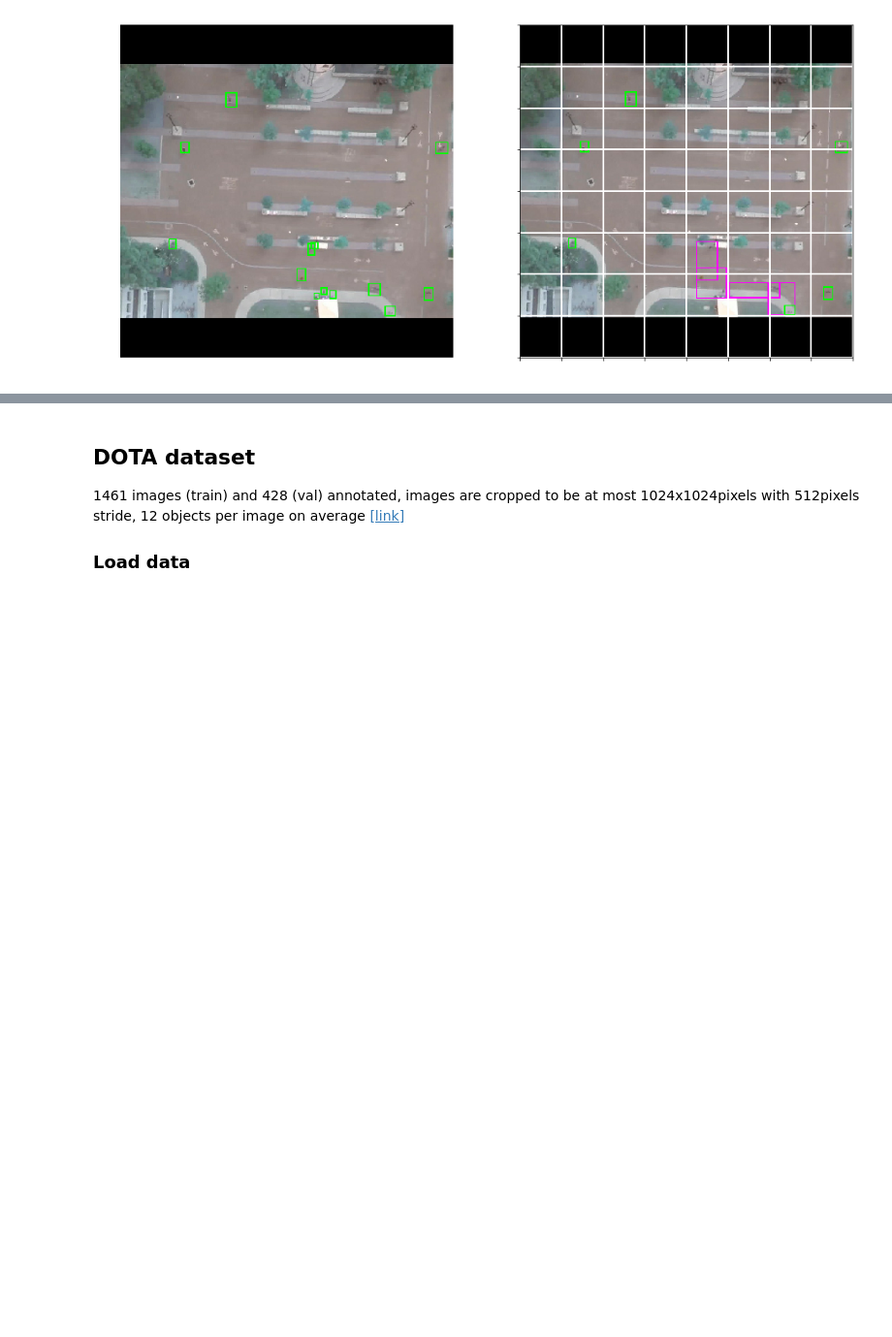
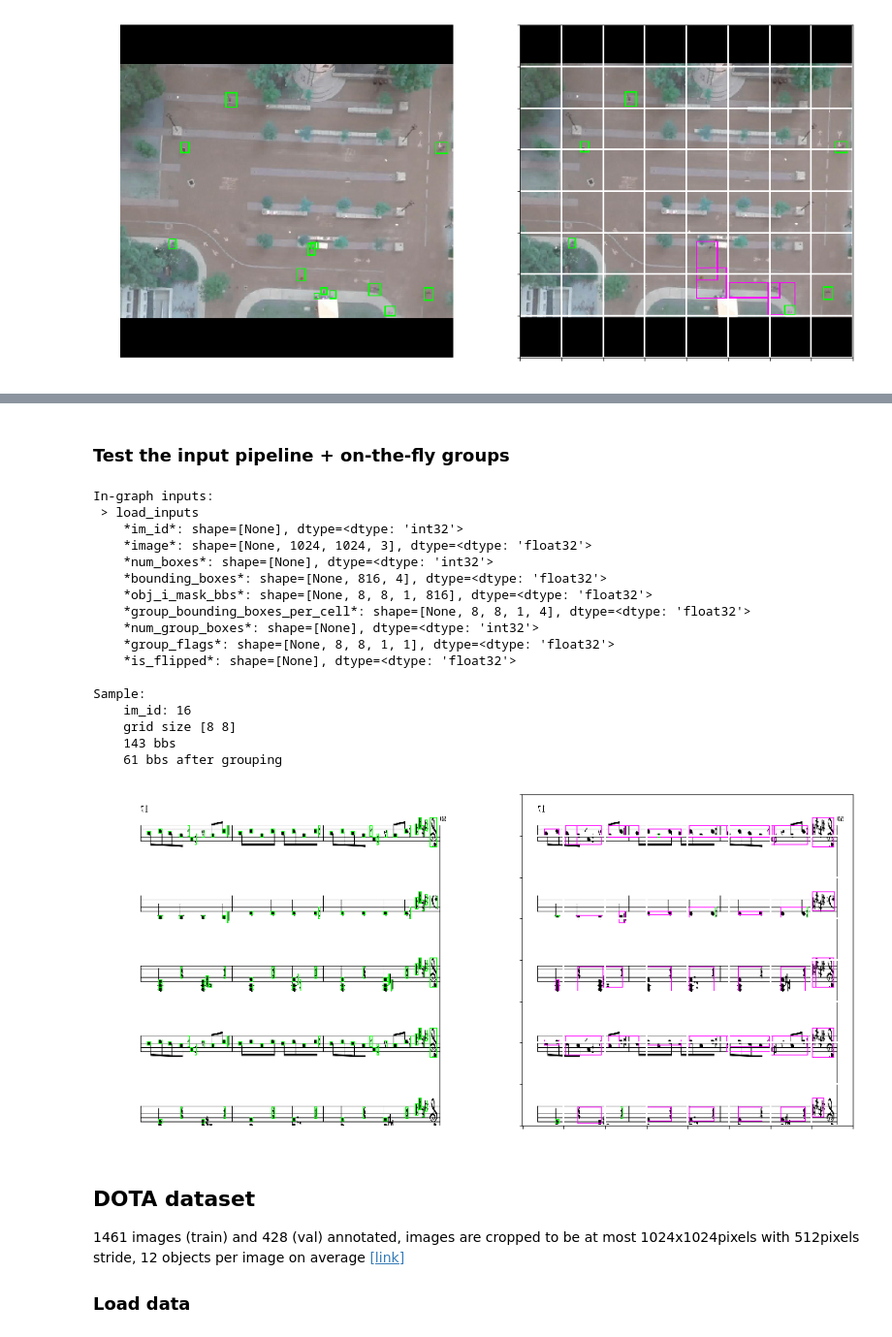
Before and after one commit to ameroyer/ODGI, a Jupyter notebook: input_pipeline.ipynb, the cells around one changed output, grey strips where cells are left out. Shown at 97% size. Drawn from its saved outputs; the diff is of its cells as text; code cells hidden in the pictures; blank space fills up the shorter version.

Commit message:
Parsing Deepscore dataset

```diff
--- a/input_pipeline.ipynb
+++ b/input_pipeline.ipynb
@@ -442,7 +455,7 @@ def load_sdd(data_dir, setting, video, index, image_ids, image_annotations,
                         (floor(pad_y / 2), ceil(pad_y / 2)),
                         (0, 0))
                 frame = np.pad(frame, pads, 'constant')
-                frame = imresize(frame, (image_size, image_size))
+                frame = resize(frame, (image_size, image_size))
                 cv2.imwrite(im_path, frame)
                 # Save annotations
                 num_boxes = len(annotations[num_frame])
@@ -672,3 +836,79 @@ In-graph inputs:
+# %% [markdown]
+### Test the input pipeline + on-the-fly groups
+# %%
+from importlib import reload
+reload(tf_inputs)
+with tf.Graph().as_default():
+    mode = 'train'
+    metadata = defaults.load_metadata('Data/metadata_deepscores.txt')
+    image_size = 1024
+
+    num_cells = np.array([8, 8])
+    grid_offsets = graph_manager.precompute_grid_offsets(num_cells)
+
+    print('\n\033[44mIn-graph inputs:\033[0m')
+    inputs = tf_inputs.get_tf_dataset(metadata['%s_tfrecords' % mode],
+                                      metadata['feature_keys'],
+                                      'deepscores',
+                                      metadata['%s_max_num_bbs' % mode],
+                                      with_groups=True,
+                                      grid_offsets=grid_offsets,
+                                      data_augmentation_threshold=1.,
+                                      image_folder=metadata['image_folder'],
+                                      batch_size=1,
+                                      image_size=image_size,
+                                      shuffle_buffer=100,
+                                      verbose=True)[0]
+    inputs = {k: v for k, v in inputs.items() if k != 'batch_size'}
+
+    with tf.Session() as sess:
+        inputs_ = sess.run(inputs)
+        # Bounding boxes (Green)
+        img = np.copy(inputs_['image'][0])
+        for bb in inputs_['bounding_boxes'][0]:
+            viz.draw_bounding_boxes_numpy(img, bb)
+        # On-the-fly group bounding boxes (Magenta)
+        group_img = np.copy(inputs_['image'][0])
+        group_bbs = np.reshape(inputs_['group_bounding_boxes_per_cell'][0], (-1, 4))
+        group_flags = np.reshape(inputs_['group_flags'][0], (-1))
+        for bb, flag in zip(group_bbs, group_flags):
+            viz.draw_bounding_boxes_numpy(group_img, bb, color=(1., 0., 1.) if flag else (0., 1., 0.))
+
+        # Print
+        print('\n\033[44mSample:\033[0m')
+        print('    im_id:', inputs_['im_id'][0])
+        print('    grid size', num_cells)
+        print('   ', inputs_['num_boxes'][0], 'bbs')
+        print('   ', inputs_['num_group_boxes'][0], 'bbs after grouping')
+        # Plot
+        _, (ax1, ax2) = plt.subplots(1, 2, figsize=(16, 8))
+        ax1.imshow(img)
+        ax1.set_axis_off()
+        ax2.imshow(group_img)
+        ax2.set_xticks(np.linspace(0, image_size, num_cells[0] + 1))
+        ax2.set_yticks(np.linspace(0, image_size, num_cells[1] + 1))
+        ax2.tick_params(labelbottom=False, labelleft=False)
+        ax2.grid(color='white', linewidth=2)
+        plt.show()
+# %% [output]
+In-graph inputs:
+ > load_inputs
+    *im_id*: shape=[None], dtype=<dtype: 'int32'>
+    *image*: shape=[None, 1024, 1024, 3], dtype=<dtype: 'float32'>
+    *num_boxes*: shape=[None], dtype=<dtype: 'int32'>
+    *bounding_boxes*: shape=[None, 816, 4], dtype=<dtype: 'float32'>
+    *obj_i_mask_bbs*: shape=[None, 8, 8, 1, 816], dtype=<dtype: 'float32'>
+    *group_bounding_boxes_per_cell*: shape=[None, 8, 8, 1, 4], dtype=<dtype: 'float32'>
+    *num_group_boxes*: shape=[None], dtype=<dtype: 'int32'>
+    *group_flags*: shape=[None, 8, 8, 1, 1], dtype=<dtype: 'float32'>
+    *is_flipped*: shape=[None], dtype=<dtype: 'float32'>
+
+Sample:
+    im_id: 16
+    grid size [8 8]
+    143 bbs
+    61 bbs after grouping
+[figure, added]
 # %% [markdown]
 ## DOTA dataset
 
```
Also changed, not shown: parts of 13 cells of this notebook, 4 other files.
